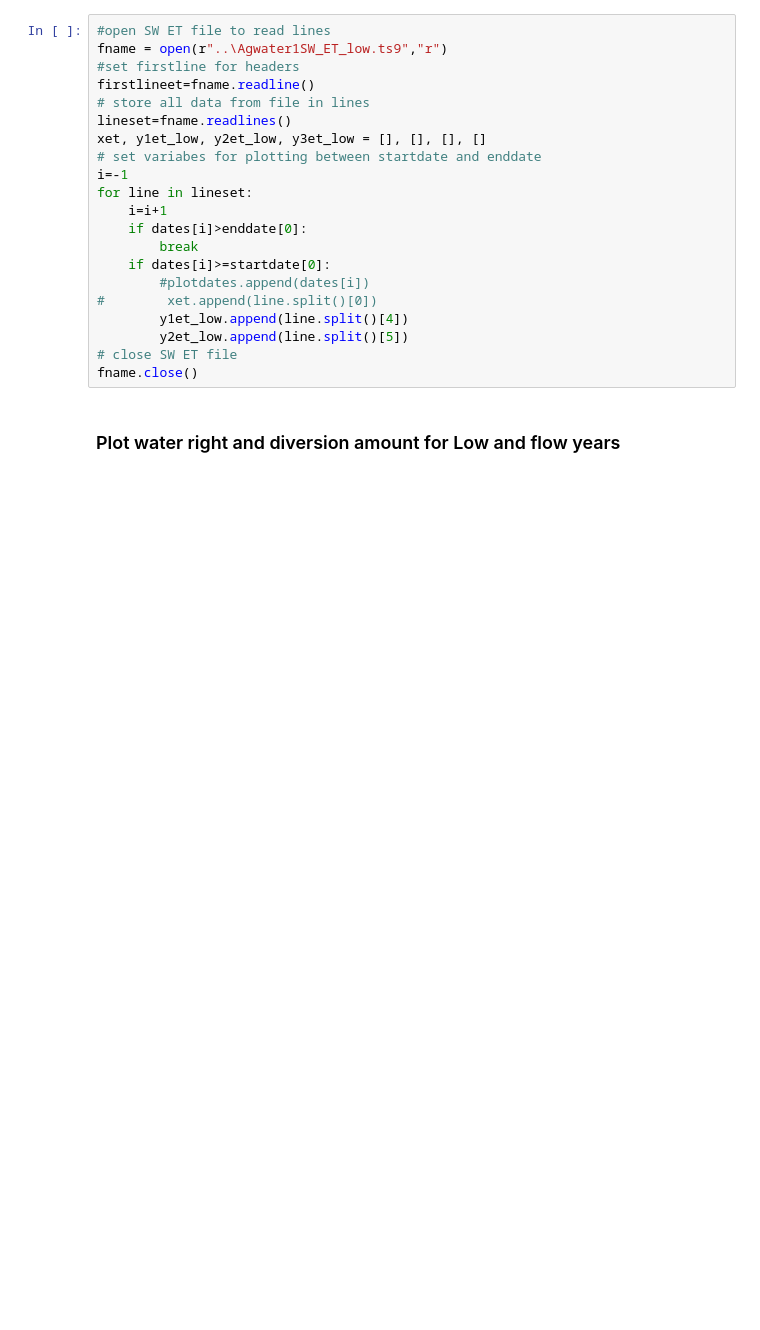
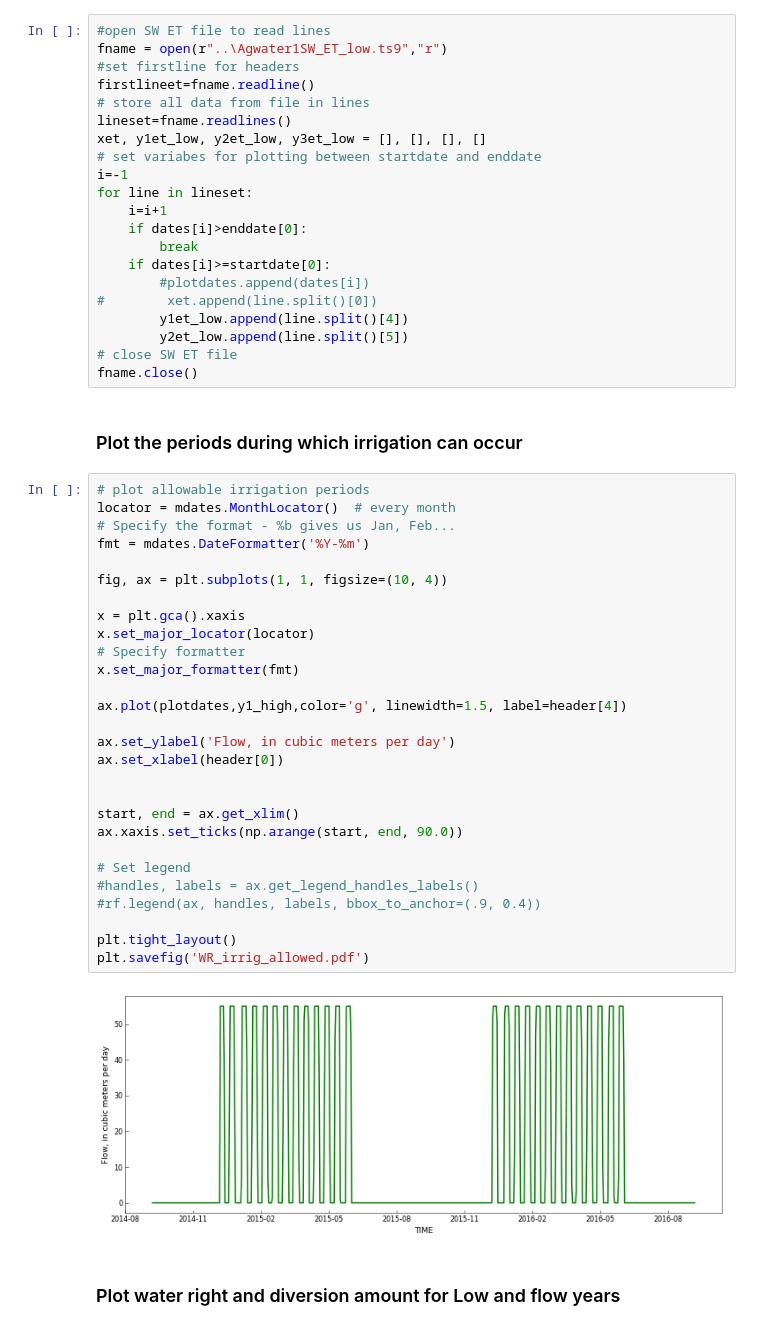
Before and after one commit to rniswon/mfnwt, a Jupyter notebook: Examples/AgWaterUse/Agwater1/notebook/Ag_ETdemand.ipynb, the cells around one changed output. Saved outputs shown, nothing was run; the diff lists cells and outputs as text; blank space fills up the shorter version.

```diff
--- a/Examples/AgWaterUse/Agwater1/notebook/Ag_ETdemand.ipynb
+++ b/Examples/AgWaterUse/Agwater1/notebook/Ag_ETdemand.ipynb
@@ -226,6 +226,38 @@ for line in lineset:
         y2et_low.append(line.split()[5])
 # close SW ET file
 fname.close()
+# %% [markdown]
+### Plot the periods during which irrigation can occur
+# %%
+# plot allowable irrigation periods
+locator = mdates.MonthLocator()  # every month
+# Specify the format - %b gives us Jan, Feb...
+fmt = mdates.DateFormatter('%Y-%m')
+
+fig, ax = plt.subplots(1, 1, figsize=(10, 4))
+
+x = plt.gca().xaxis
+x.set_major_locator(locator)
+# Specify formatter
+x.set_major_formatter(fmt)
+
+ax.plot(plotdates,y1_high,color='g', linewidth=1.5, label=header[4])
+
+ax.set_ylabel('Flow, in cubic meters per day')
+ax.set_xlabel(header[0])
+
+
+start, end = ax.get_xlim()
+ax.xaxis.set_ticks(np.arange(start, end, 90.0))
+
+# Set legend
+#handles, labels = ax.get_legend_handles_labels()
+#rf.legend(ax, handles, labels, bbox_to_anchor=(.9, 0.4))
+
+plt.tight_layout()
+plt.savefig('WR_irrig_allowed.pdf')
+# %% [output]
+[figure, added]
 # %% [markdown]
 ### Plot water right and diversion amount for Low and flow years
 # %%
```
Also changed, not shown: parts of 2 cells of this notebook, 4 other files.
